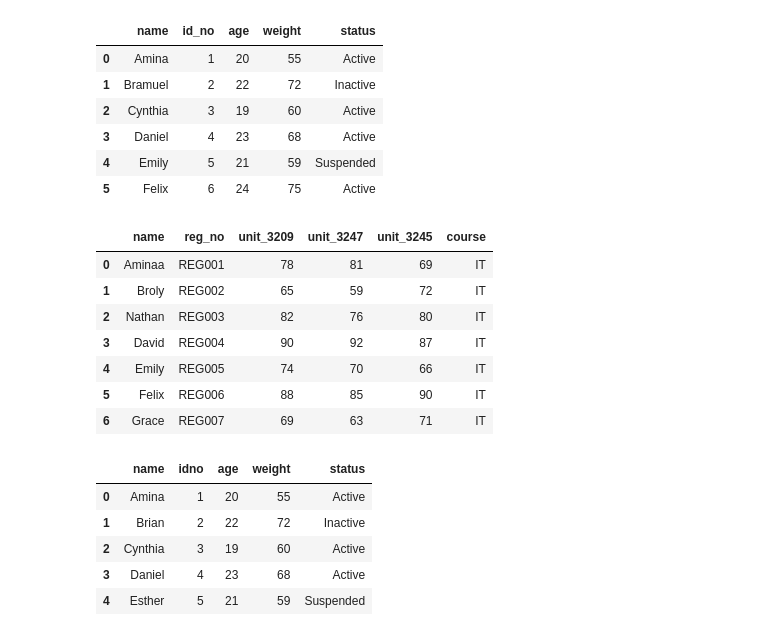
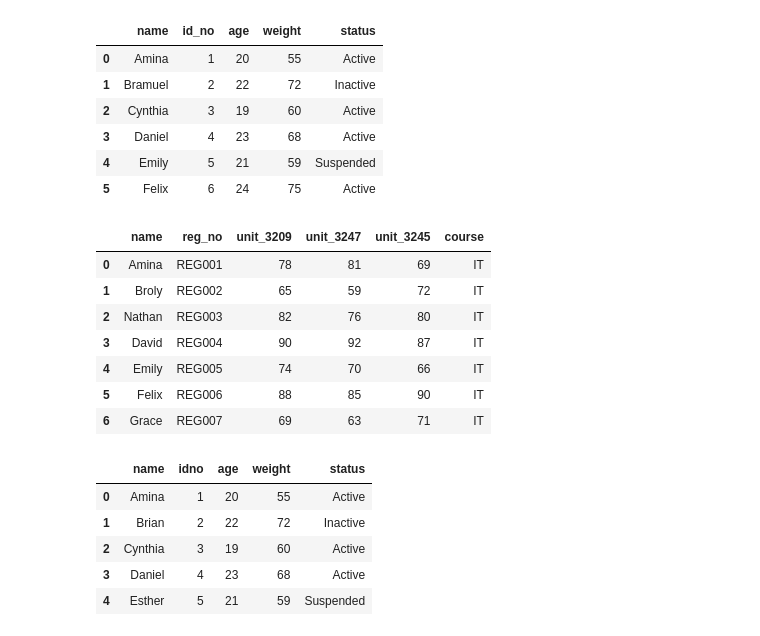
Before and after one commit to Clinton1029/Merging_data, a Jupyter notebook: Merging_data.ipynb, the cells around one changed output. Drawn from its saved outputs; the diff is of its cells as text; code cells hidden in the pictures.

```diff
--- a/Merging_data.ipynb
+++ b/Merging_data.ipynb
@@ -23,22 +23,22 @@ df_studio.head(6)
 | 5 | Felix | 6 | 24 | 75 | Active |
 # %%
 data1 ={
-    "name": ["Aminaa", "Broly", "Nathan", "David", "Emily", "Felix", "Grace"],
+    "name": ["Amina", "Broly", "Nathan", "David", "Emily", "Felix", "Grace"],
     "reg_no": ["REG001", "REG002", "REG003", "REG004", "REG005", "REG006", "REG007"],
     "unit_3209": [78, 65, 82, 90, 74, 88, 69],
     "unit_3247": [81, 59, 76, 92, 70, 85, 63],
     "unit_3245": [69, 72, 80, 87, 66, 90, 71],
     "course": ["IT", "IT", "IT", "IT", "IT", "IT", "IT"]
 
 }
 df2 = pd.DataFrame(data1)
 
 df_studio1 = pd.DataFrame(data1)
 
 df_studio1
 # %% [output]
 |  | name | reg_no | unit_3209 | unit_3247 | unit_3245 | course |
-| 0 | Aminaa | REG001 | 78 | 81 | 69 | IT |
+| 0 | Amina | REG001 | 78 | 81 | 69 | IT |
 | 1 | Broly | REG002 | 65 | 59 | 72 | IT |
 | 2 | Nathan | REG003 | 82 | 76 | 80 | IT |
 | 3 | David | REG004 | 90 | 92 | 87 | IT |
```
